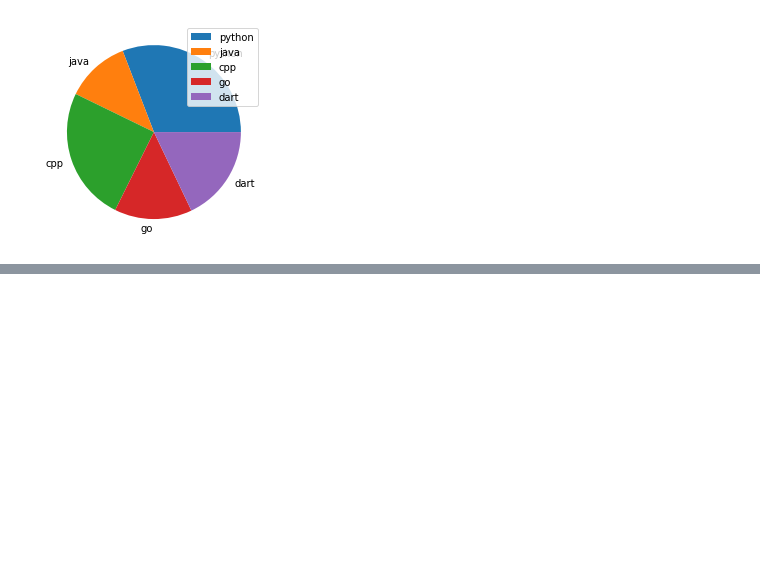
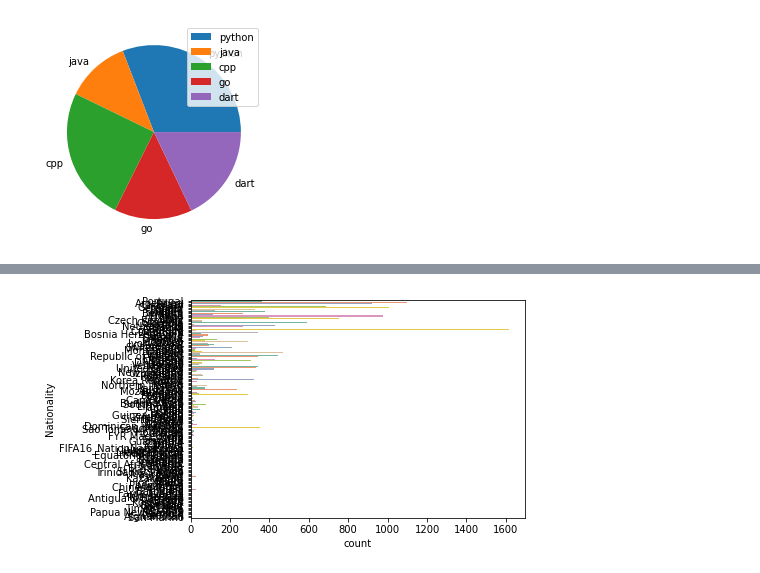
Before and after one commit to ishantk/GW2022PD1, a Jupyter notebook: GW2022PD1.ipynb, the cells around one changed output, grey strips where cells are left out. Drawn from its saved outputs; the diff is of its cells as text; code cells hidden in the pictures; blank space fills up the shorter version.

Commit message:
Data Science Introduction

```diff
--- a/GW2022PD1.ipynb
+++ b/GW2022PD1.ipynb
@@ -516,0 +524,6 @@ plt.legend()
+# %%
+# 2 important Data Types:
+# 1. Series  -> Rows or 1D Array
+# 2. DataFrame -> Tables i.e. Collection of Rows -> 2D Array
+table = pd.read_csv('soccerdata.csv')
+type(table)
@@ -516,0 +604,5 @@ plt.legend()
+# %%
+sns.countplot(y=table.Nationality, palette='Set2')
+plt.show()
+# %% [output]
+[figure, added]
```
Also changed, not shown: parts of 24 cells of this notebook.
